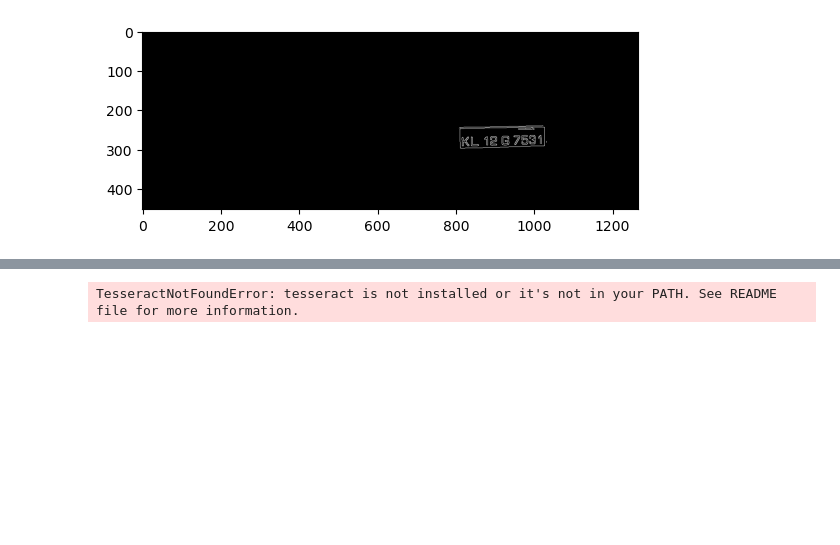
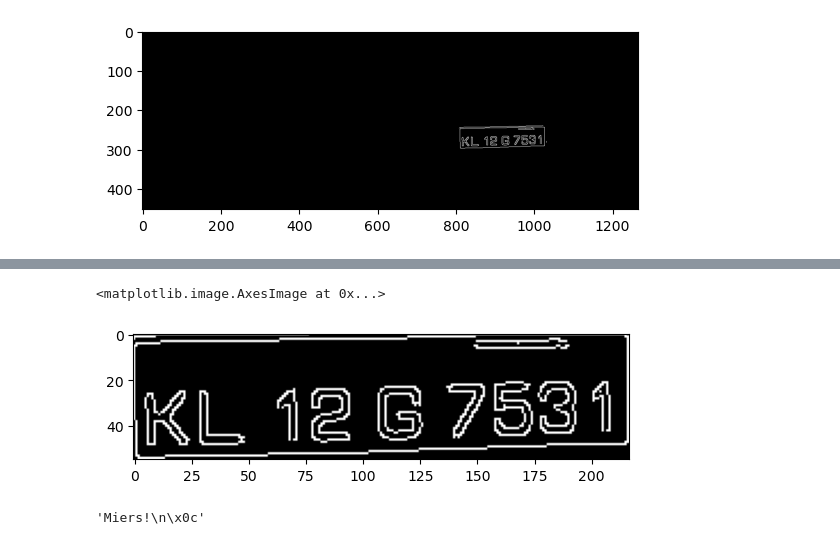
Before and after one commit to Rushi0535/ANPR, a Jupyter notebook: anpr.ipynb, the cells around one changed output, grey strips where cells are left out. Drawn from its saved outputs; the diff is of its cells as text; code cells hidden in the pictures; blank space fills up the shorter version.

Commit message:
Image to string failed

```diff
--- a/anpr.ipynb
+++ b/anpr.ipynb
@@ -38,7 +38,7 @@ def convert_to_binary(img_path):
     img = cv.cvtColor(img, cv.COLOR_BGR2GRAY)
     img = cv.GaussianBlur(img, (5, 5), 0)
     img = cv.Canny(img, 100, 200)
-    img = cv.threshold(img, 0, 255, cv.THRESH_BINARY + cv.THRESH_OTSU)[1]
+    # img = cv.threshold(img, 0, 255, cv.THRESH_BINARY + cv.THRESH_OTSU)[1]
     return img
 # %%
 img_1 = convert_to_binary(google_images['img_path'][5])
@@ -101,10 +63,26 @@ Successfully installed pytesseract-0.3.10
+# %%
+def get_only_plate(img):
+    contours = get_contours(img)
+    # Get the contour with the maximum area
+    max_contour = max(contours, key=cv.contourArea)
+    # Get the bounding rectangle of the contour
+    x, y, w, h = cv.boundingRect(max_contour)
+    # Crop the image
+    img = img[y:y + h, x:x + w]
+    return img
+
+img_1_plate = get_only_plate(img_1_copy)
+plt.imshow(img_1_plate, cmap='gray')
+# %% [output]
+<matplotlib.image.AxesImage at 0x...>
+[figure, added]
 # %%
-# get the text from the image
+import pytesseract
+
 def get_text(img):
     text = pytesseract.image_to_string(img)
     return text
 
-# display the text
-get_text(img_1_roi)
+get_text(img_1_plate)
 # %% [output]
-TesseractNotFoundError: tesseract is not installed or it's not in your PATH. See README file for more information.
+'Miers!\n\x0c'
```
Also changed, not shown: parts of 3 cells of this notebook.
